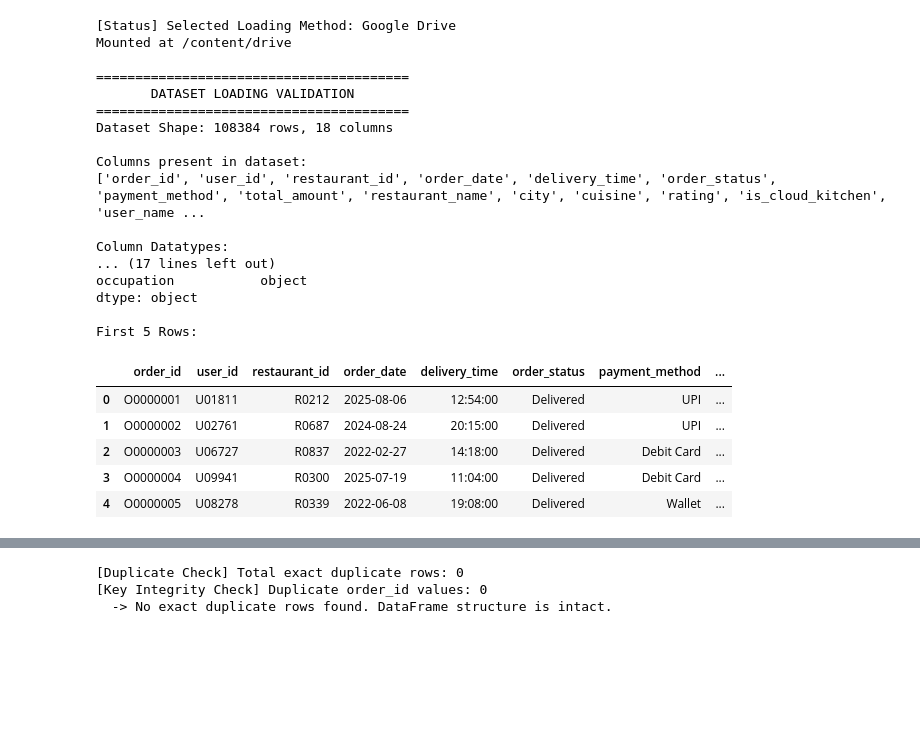
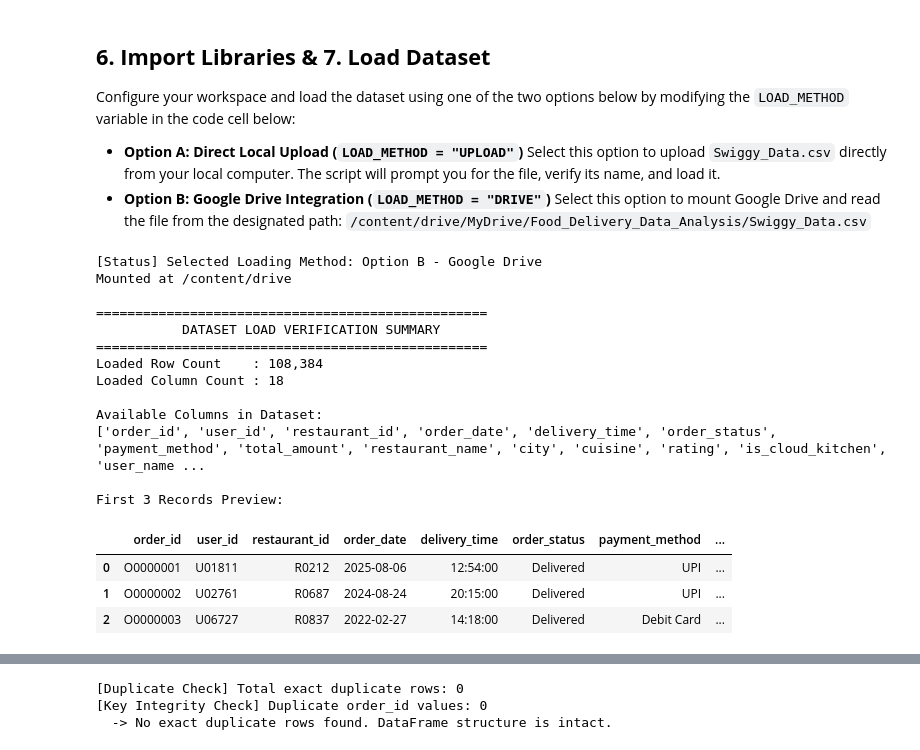
Before and after one commit to pranav662/Food_Delivery_Data_Analysis_FDS_Project, a Jupyter notebook: Food_Delivery_Data_Analysis.ipynb, the cells around one changed output, grey strips where cells are left out. Cells and saved outputs as stored; diff of their text form; code cells hidden in the pictures; blank space fills up the shorter version.

```diff
--- a/Food_Delivery_Data_Analysis.ipynb
+++ b/Food_Delivery_Data_Analysis.ipynb
@@ -79,3 +70,13 @@ To execute this in any workspace, toggle `LOAD_METHOD` to:
+# %% [markdown]
+## **6. Import Libraries & 7. Load Dataset**
+
+Configure your workspace and load the dataset using one of the two options below by modifying the `LOAD_METHOD` variable in the code cell below:
+
+*   **Option A: Direct Local Upload (`LOAD_METHOD = "UPLOAD"`)**
+    Select this option to upload `Swiggy_Data.csv` directly from your local computer. The script will prompt you for the file, verify its name, and load it.
+*   **Option B: Google Drive Integration (`LOAD_METHOD = "DRIVE"`)**
+    Select this option to mount Google Drive and read the file from the designated path:
+    `/content/drive/MyDrive/Food_Delivery_Data_Analysis/Swiggy_Data.csv`
 # %%
 import pandas as pd
 import numpy as np
@@ -85,72 +86,69 @@ import os
 import io
 from google.colab import files
 
-# Configure loading method: "UPLOAD" or "DRIVE"
+# Configure loading method: Toggle between "UPLOAD" or "DRIVE"
 LOAD_METHOD = "DRIVE"  # @param ["UPLOAD", "DRIVE"]
 
 if LOAD_METHOD == "UPLOAD":
-    print("[Status] Selected Loading Method: Direct Upload")
-    print("Please upload the 'Swiggy_Data.csv' file:")
+    print("[Status] Selected Loading Method: Option A - Direct Upload")
+    print("Please select and upload 'Swiggy_Data.csv' from your local storage:")
     uploaded = files.upload()
+
     if "Swiggy_Data.csv" not in uploaded:
         raise FileNotFoundError(
-            "Upload canceled or file name does not match. Please upload 'Swiggy_Data.csv'."
+            "[Error] Expected file 'Swiggy_Data.csv' was not uploaded. "
+            "Please retry execution and choose the correct file."
         )
     df = pd.read_csv(io.BytesIO(uploaded["Swiggy_Data.csv"]))
 
 else:
-    print("[Status] Selected Loading Method: Google Drive")
+    print("[Status] Selected Loading Method: Option B - Google Drive")
     from google.colab import drive
 
-    # Mount Drive
+    # Mount Google Drive securely
     drive.mount('/content/drive', force_remount=True)
     drive_path = "/content/drive/MyDrive/Food_Delivery_Data_Analysis/Swiggy_Data.csv"
 
-    # Check if file exists
+    # Verify file presence before attempting to load
     if not os.path.exists(drive_path):
         raise FileNotFoundError(
-            f"Dataset not found at: {drive_path}.\n"
-            "Please verify your Google Drive directory structure, file placement, and capitalization."
+            f"[Error] Dataset file not found at path: {drive_path}\n"
+            "Please ensure that:\n"
+            "1. Google Drive was successfully mounted.\n"
+            "2. You have created a folder named 'Food_Delivery_Data_Analysis' inside 'MyDrive'.\n"
+            "3. The file 'Swiggy_Data.csv' is saved inside that folder with exact matching capitalization."
         )
     df = pd.read_csv(drive_path)
 
-# Validate DataFrame is not empty
+# Dynamic Verification of Loaded DataFrame
 if df is None or df.empty:
-    raise ValueError("The loaded dataset is empty or corrupted.")
+    raise ValueError("[Error] The loaded DataFrame is empty or corrupted.")
 
-# Show dataset details
-print("\n" + "="*40)
-print("       DATASET LOADING VALIDATION")
-print("="*40)
-print(f"Dataset Shape: {df.shape[0]} rows, {df.shape[1]} columns\n")
-print("Columns present in dataset:")
+print("\n" + "="*50)
+print("           DATASET LOAD VERIFICATION SUMMARY")
+print("" + "="*50)
+print(f"Loaded Row Count    : {df.shape[0]:,}")
+print(f"Loaded Column Count : {df.shape[1]}")
+print("\nAvailable Columns in Dataset:")
 print(df.columns.tolist())
-print("\nColumn Datatypes:")
-print(df.dtypes)
-print("\nFirst 5 Rows:")
-display(df.head())
+print("\nFirst 3 Records Preview:")
+display(df.head(3))
 # %% [output]
-[Status] Selected Loading Method: Google Drive
+[Status] Selected Loading Method: Option B - Google Drive
 Mounted at /content/drive
 
-========================================
-       DATASET LOADING VALIDATION
-========================================
-Dataset Shape: 108384 rows, 18 columns
+==================================================
+           DATASET LOAD VERIFICATION SUMMARY
+==================================================
+Loaded Row Count    : 108,384
+Loaded Column Count : 18
 
-Columns present in dataset:
+Available Columns in Dataset:
 ['order_id', 'user_id', 'restaurant_id', 'order_date', 'delivery_time', 'order_status', 'payment_method', 'total_amount', 'restaurant_name', 'city', 'cuisine', 'rating', 'is_cloud_kitchen', 'user_name ...
 
-Column Datatypes:
-... (17 lines left out)
-occupation           object
-dtype: object
-
-First 5 Rows:
+First 3 Records Preview:
 |  | order_id | user_id | restaurant_id | order_date | delivery_time | order_status | payment_method | ... |
 | 0 | O0000001 | U01811 | R0212 | 2025-08-06 | 12:54:00 | Delivered | UPI | ... |
 | 1 | O0000002 | U02761 | R0687 | 2024-08-24 | 20:15:00 | Delivered | UPI | ... |
 | 2 | O0000003 | U06727 | R0837 | 2022-02-27 | 14:18:00 | Delivered | Debit Card | ... |
-| 3 | O0000004 | U09941 | R0300 | 2025-07-19 | 11:04:00 | Delivered | Debit Card | ... |
-| 4 | O0000005 | U08278 | R0339 | 2022-06-08 | 19:08:00 | Delivered | Wallet | ... |
 # %% [markdown]
```
Also changed, not shown: parts of 93 cells of this notebook.
